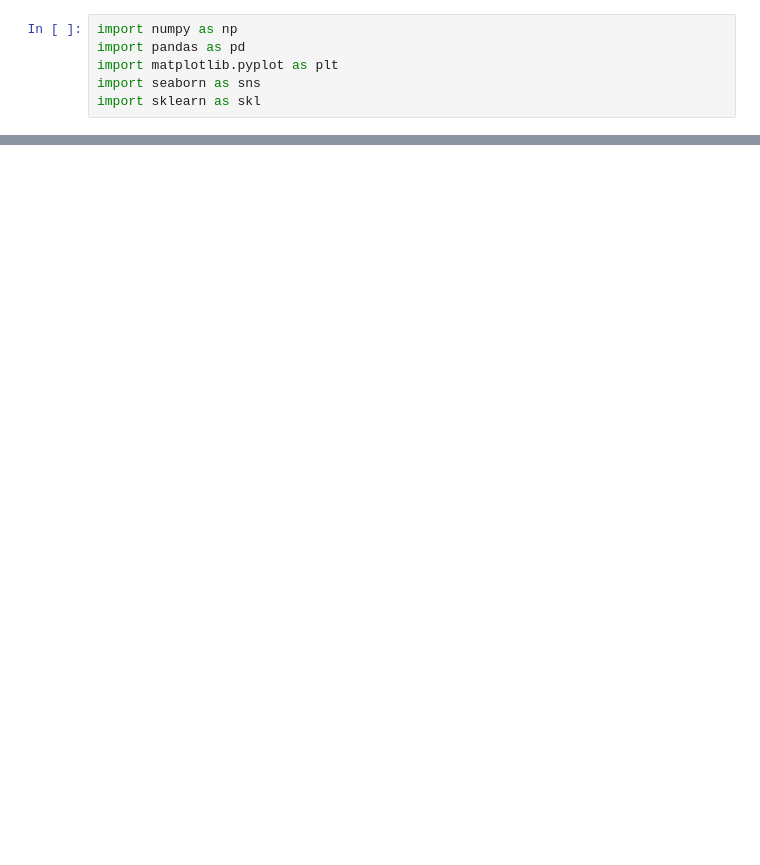
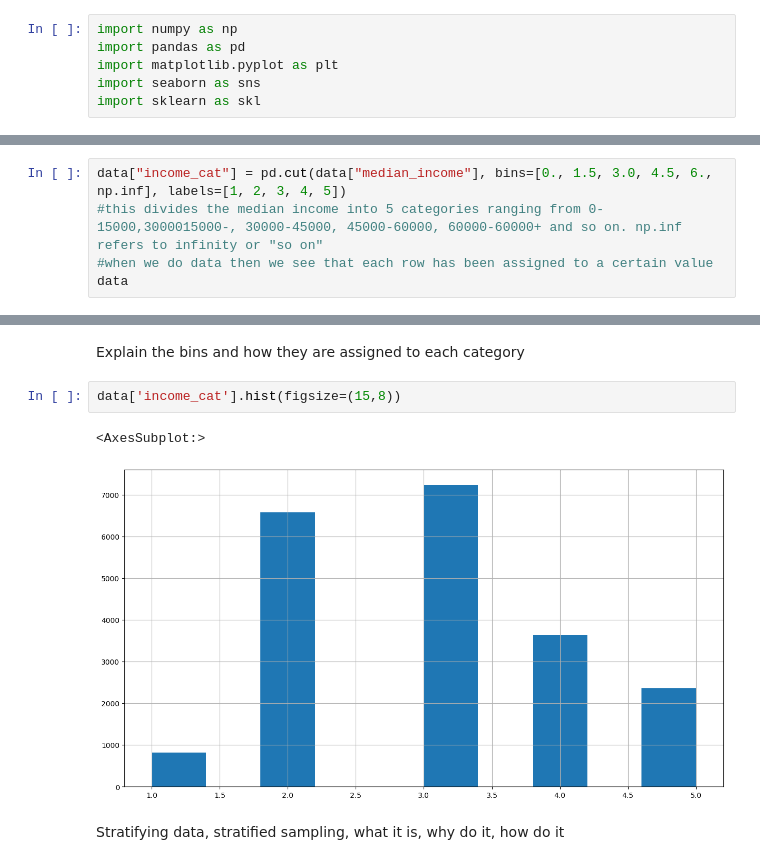
Before and after one commit to AryamanBhatia/GDSC-House-Prices, a Jupyter notebook: GitHub_juypter_test.ipynb, the cells around one changed output, grey strips where cells are left out. Saved outputs shown, nothing was run; the diff lists cells and outputs as text; blank space fills up the shorter version.

```diff
--- a/GitHub_juypter_test.ipynb
+++ b/GitHub_juypter_test.ipynb
@@ -29,0 +68,5 @@ print('hello uncle bhatia')
+# %%
+data["income_cat"] = pd.cut(data["median_income"], bins=[0., 1.5, 3.0, 4.5, 6., np.inf], labels=[1, 2, 3, 4, 5])
+#this divides the median income into 5 categories ranging from 0-15000,3000015000-, 30000-45000, 45000-60000, 60000-60000+ and so on. np.inf refers to infinity or "so on"
+#when we do data then we see that each row has been assigned to a certain value
+data
@@ -29,0 +87,9 @@ print('hello uncle bhatia')
+# %% [markdown]
+Explain the bins and how they are assigned to each category
+# %%
+data['income_cat'].hist(figsize=(15,8))
+# %% [output]
+<AxesSubplot:>
+[figure, added]
+# %% [markdown]
+Stratifying data, stratified sampling, what it is, why do it, how do it
```
Also changed, not shown: parts of 73 cells of this notebook.
